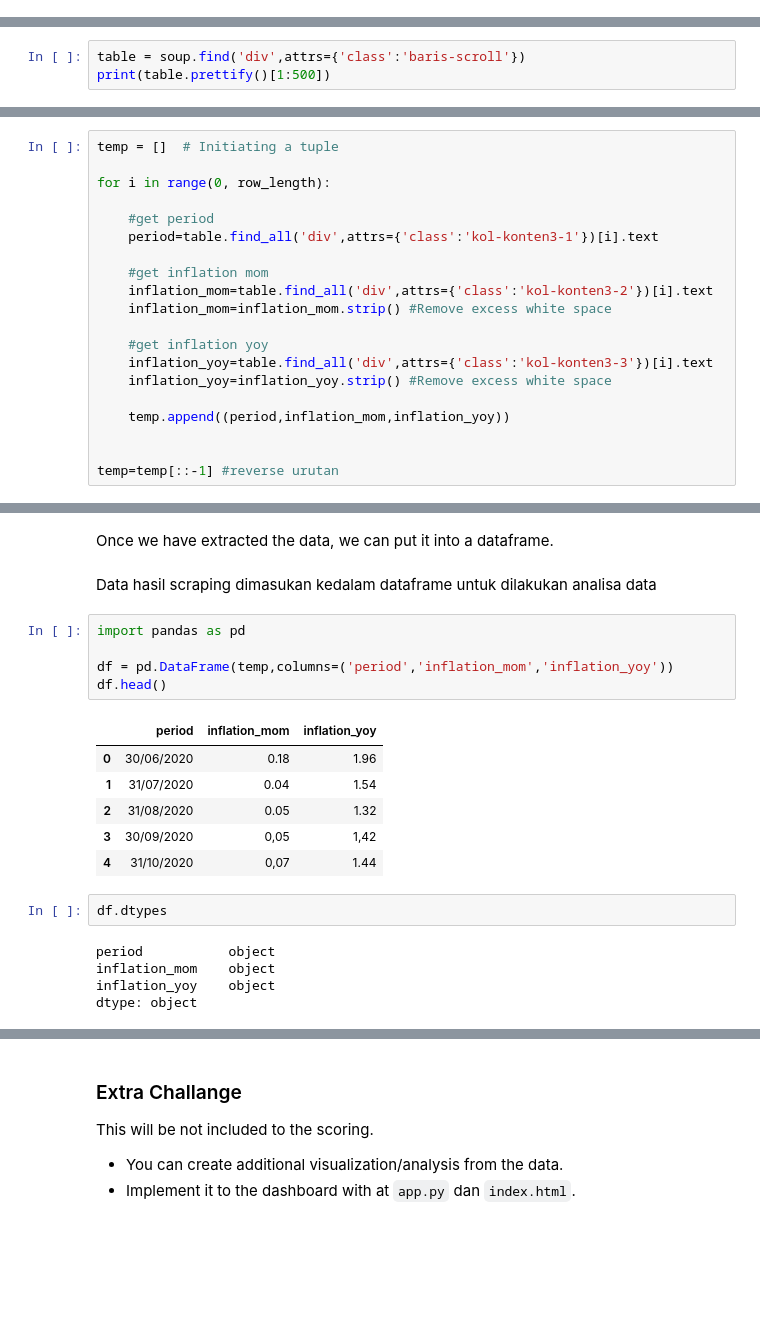
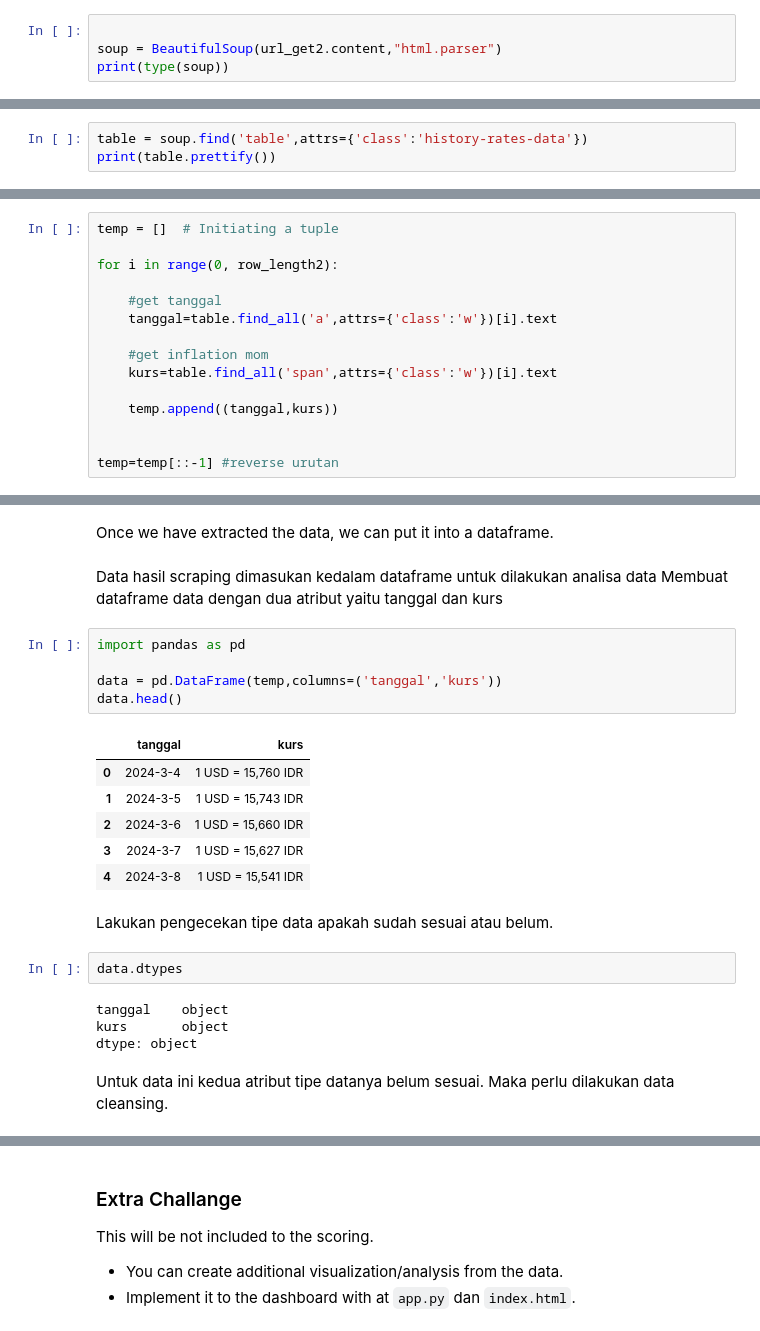
Before and after one commit to SyifaniAkmaliah/capstone-webscraping-website-exchangeb-, a Jupyter notebook: Notebook Skeleton Capstone Beautiful Soup - Web Exchange.ipynb, the cells around one changed output, grey strips where cells are left out. Saved outputs shown, nothing was run; the diff lists cells and outputs as text; blank space fills up the shorter version.

```diff
--- a/Notebook Skeleton Capstone Beautiful Soup - Web Exchange.ipynb
+++ b/Notebook Skeleton Capstone Beautiful Soup - Web Exchange.ipynb
@@ -45,3 +69,7 @@ To extract the desired information, we need to find the right key using the .fin
 
 
 Untuk melalukan ekstrak data upaya tidak perlu manual maka Kita perlu melihat lokasi data yang ingin kita ambil ada dibagian tab yang mana dengan melihat struktur pada HTML web tersebut. Perlu dicari key dari tag dan class nya yang membuat data tersebut unik.
+# %%
+
+soup = BeautifulSoup(url_get2.content,"html.parser")
+print(type(soup))
@@ -48,4 +78,4 @@ Untuk melalukan ekstrak data upaya tidak perlu manual maka Kita perlu melihat lo
 # %%
-table = soup.find('div',attrs={'class':'baris-scroll'})
-print(table.prettify()[1:500])
+table = soup.find('table',attrs={'class':'history-rates-data'})
+print(table.prettify())
 # %% [output]
@@ -102,20 +145,15 @@ Pada case ini terdapat 2 kolom inflation MoM dan inflation YoY
 # %%
 temp = []  # Initiating a tuple
 
-for i in range(0, row_length):
+for i in range(0, row_length2):
 
-    #get period
-    period=table.find_all('div',attrs={'class':'kol-konten3-1'})[i].text
+    #get tanggal
+    tanggal=table.find_all('a',attrs={'class':'w'})[i].text
 
     #get inflation mom
-    inflation_mom=table.find_all('div',attrs={'class':'kol-konten3-2'})[i].text
-    inflation_mom=inflation_mom.strip() #Remove excess white space
+    kurs=table.find_all('span',attrs={'class':'w'})[i].text
 
-    #get inflation yoy
-    inflation_yoy=table.find_all('div',attrs={'class':'kol-konten3-3'})[i].text
-    inflation_yoy=inflation_yoy.strip() #Remove excess white space
-
-    temp.append((period,inflation_mom,inflation_yoy))
+    temp.append((tanggal,kurs))
 
 
 temp=temp[::-1] #reverse urutan
@@ -147,25 +185,29 @@ Note: You can customize the code inside the loop according to your needs to extr
 Once we have extracted the data, we can put it into a dataframe.
 # %% [markdown]
 Data hasil scraping dimasukan kedalam dataframe untuk dilakukan analisa data
+Membuat dataframe data dengan dua atribut yaitu tanggal dan kurs
 # %%
 import pandas as pd
 
-df = pd.DataFrame(temp,columns=('period','inflation_mom','inflation_yoy'))
-df.head()
+data = pd.DataFrame(temp,columns=('tanggal','kurs'))
+data.head()
 # %% [output]
-|  | period | inflation_mom | inflation_yoy |
-| 0 | 30/06/2020 | 0.18 | 1.96 |
-| 1 | 31/07/2020 | 0.04 | 1.54 |
-| 2 | 31/08/2020 | 0.05 | 1.32 |
-| 3 | 30/09/2020 | 0,05 | 1,42 |
-| 4 | 31/10/2020 | 0,07 | 1.44 |
+|  | tanggal | kurs |
+| 0 | 2024-3-4 | 1 USD = 15,760 IDR |
+| 1 | 2024-3-5 | 1 USD = 15,743 IDR |
+| 2 | 2024-3-6 | 1 USD = 15,660 IDR |
+| 3 | 2024-3-7 | 1 USD = 15,627 IDR |
+| 4 | 2024-3-8 | 1 USD = 15,541 IDR |
+# %% [markdown]
+Lakukan pengecekan tipe data apakah sudah sesuai atau belum.
 # %%
-df.dtypes
+data.dtypes
 # %% [output]
-period           object
-inflation_mom    object
-inflation_yoy    object
+tanggal    object
+kurs       object
 dtype: object
+# %% [markdown]
+Untuk data ini kedua atribut tipe datanya belum sesuai. Maka perlu dilakukan data cleansing.
 # %% [markdown]
 ### Data Cleansing
 
```
Also changed, not shown: parts of 46 cells of this notebook.
